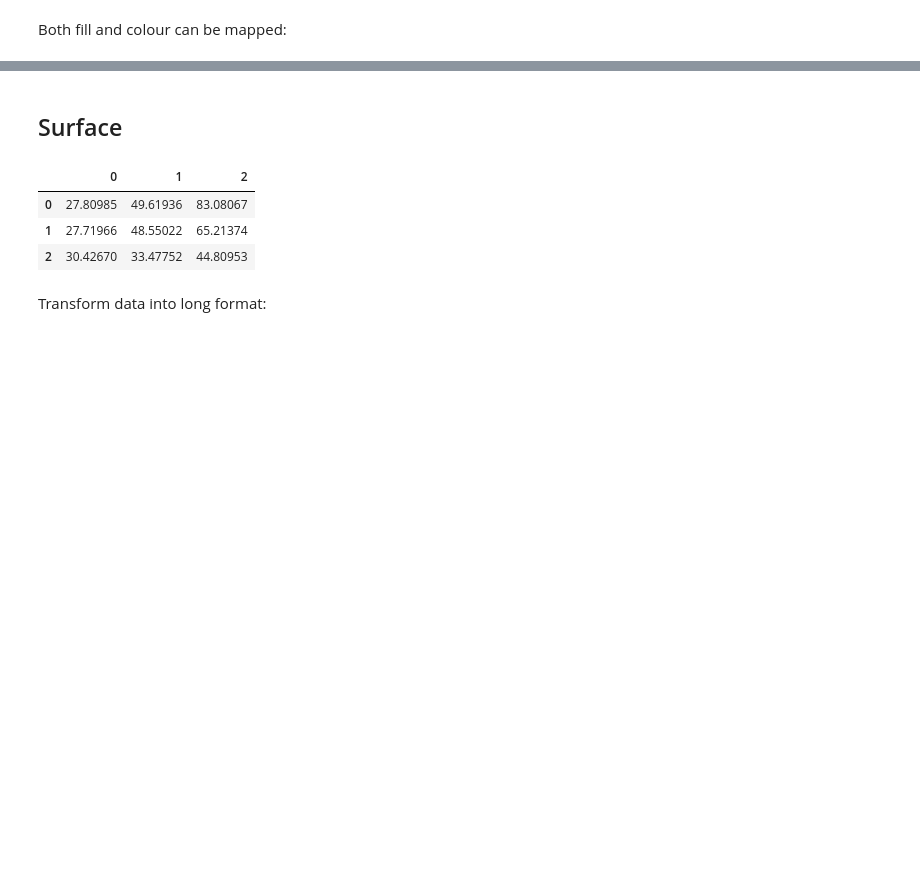
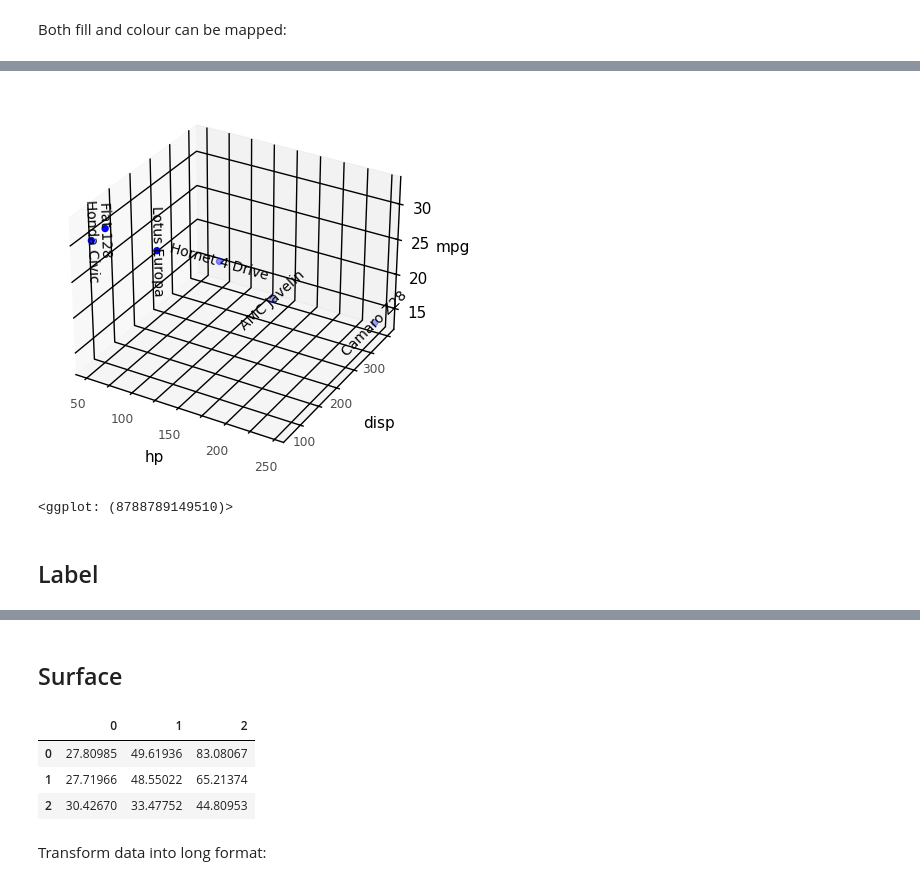
Before and after one commit to krassowski/plotnine3d, a Jupyter notebook: Examples.ipynb, the cells around one changed output, grey strips where cells are left out. Saved outputs shown, nothing was run; the diff lists cells and outputs as text; code cells hidden in the pictures; blank space fills up the shorter version.

```diff
--- a/Examples.ipynb
+++ b/Examples.ipynb
@@ -64,0 +85,24 @@ p + aes(fill='vs') + geom_point_3d(stroke=1.5, size=2.2)
+# %%
+mtcars['zdir'] = mtcars.apply(
+    lambda x: (
+        'z' if x['mpg'] > 25 else (
+            'y' if x['disp'] > 300
+            else
+            'x'
+        )
+    ),
+    axis=1
+)
+# %%
+(
+    ggplot_3d(mtcars.sample(6, random_state=1))
+    + aes(x='hp', y='disp', z='mpg')
+    + theme_minimal()
+    + geom_point_3d(size=2, color='blue')
+    + geom_text_3d(aes(label='name', zdir='zdir'), size=10)
+)
+# %% [output]
+[figure, added]
+<ggplot: (8788789149510)>
+# %% [markdown]
+## Label
```
Also changed, not shown: parts of 23 cells of this notebook, 4 other files.
